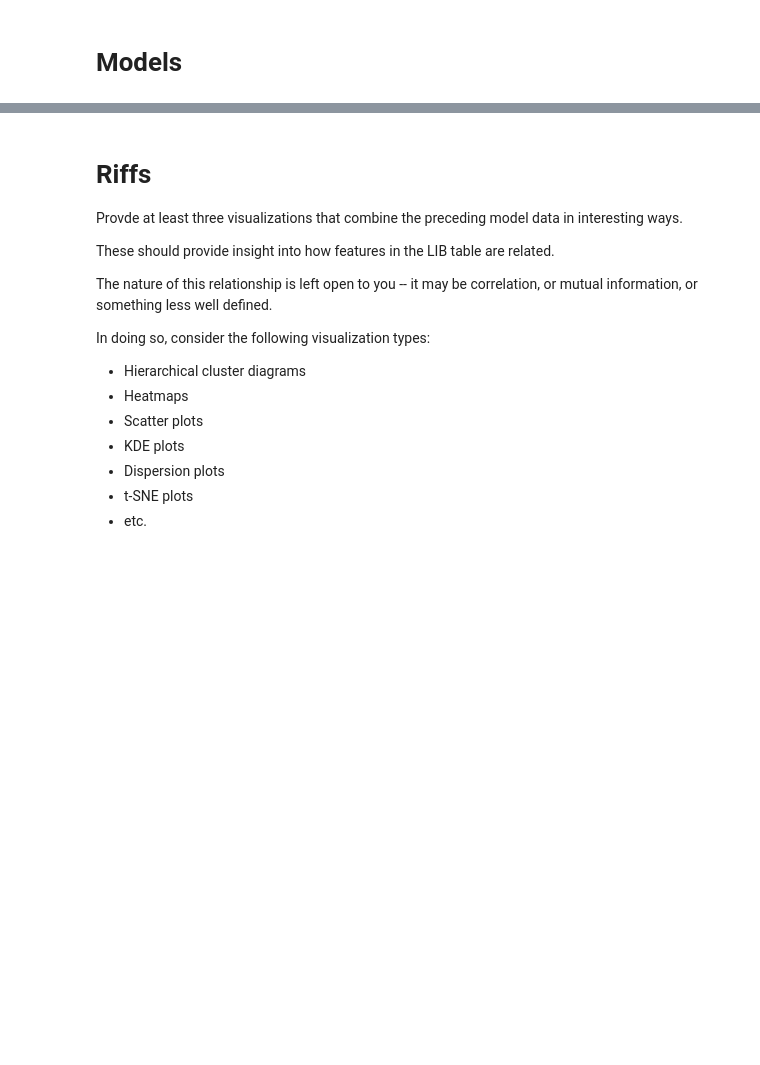
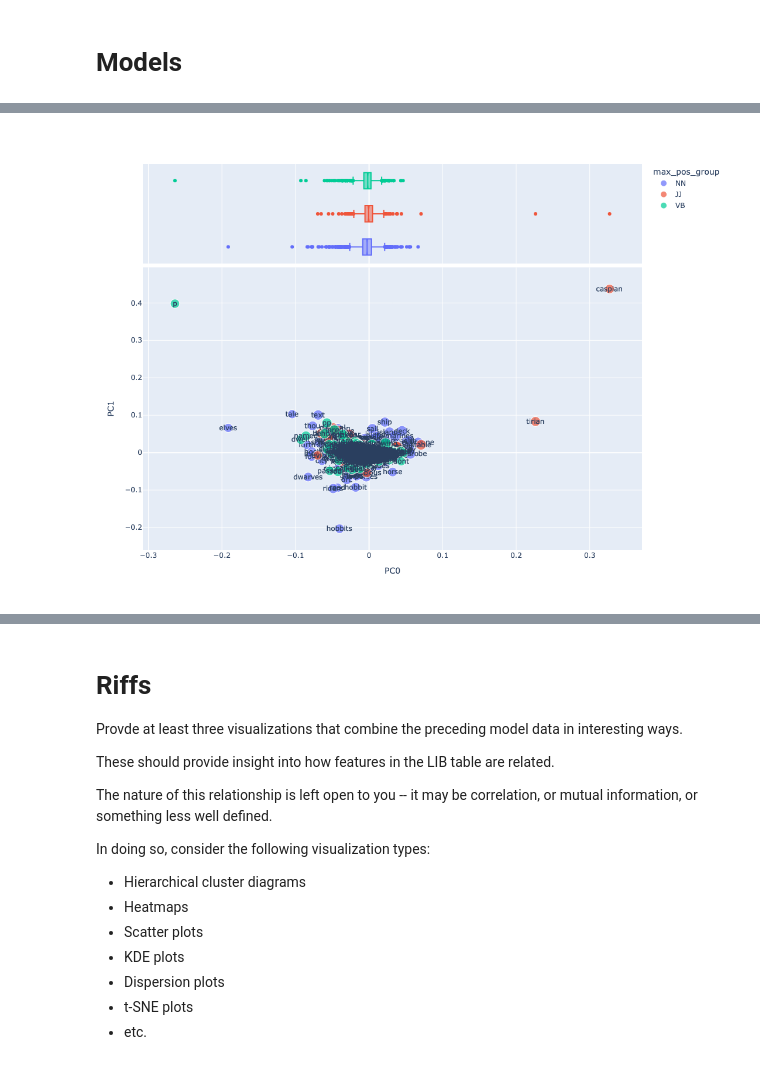
Before and after one commit to Icy4r/DS5001-proj, a Jupyter notebook: FinalProject_icy4r.ipynb, the cells around one changed output, grey strips where cells are left out. Saved outputs shown, nothing was run; the diff lists cells and outputs as text; code cells hidden in the pictures; blank space fills up the shorter version.

```diff
--- a/FinalProject_icy4r.ipynb
+++ b/FinalProject_icy4r.ipynb
@@ -220,0 +224,4 @@ There is a clear distinction between the two authors in that Tolkien books are m
+# %%
+Image(filename = PATH + "graph2.png")
+# %% [output]
+[figure, added]
```
Also changed, not shown: parts of 49 cells of this notebook, 3 other files.
